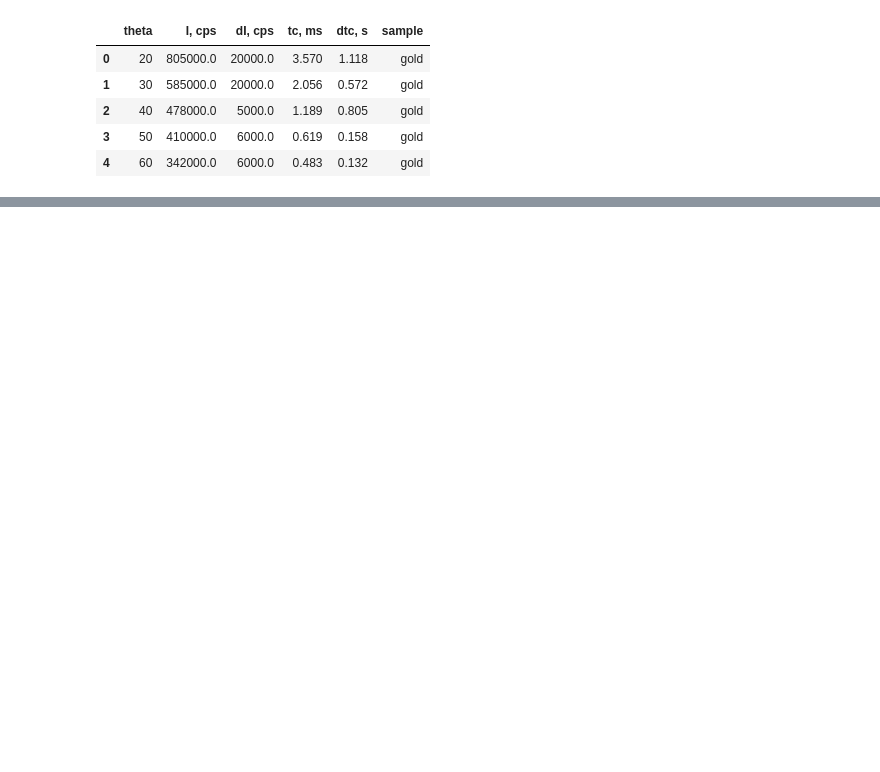
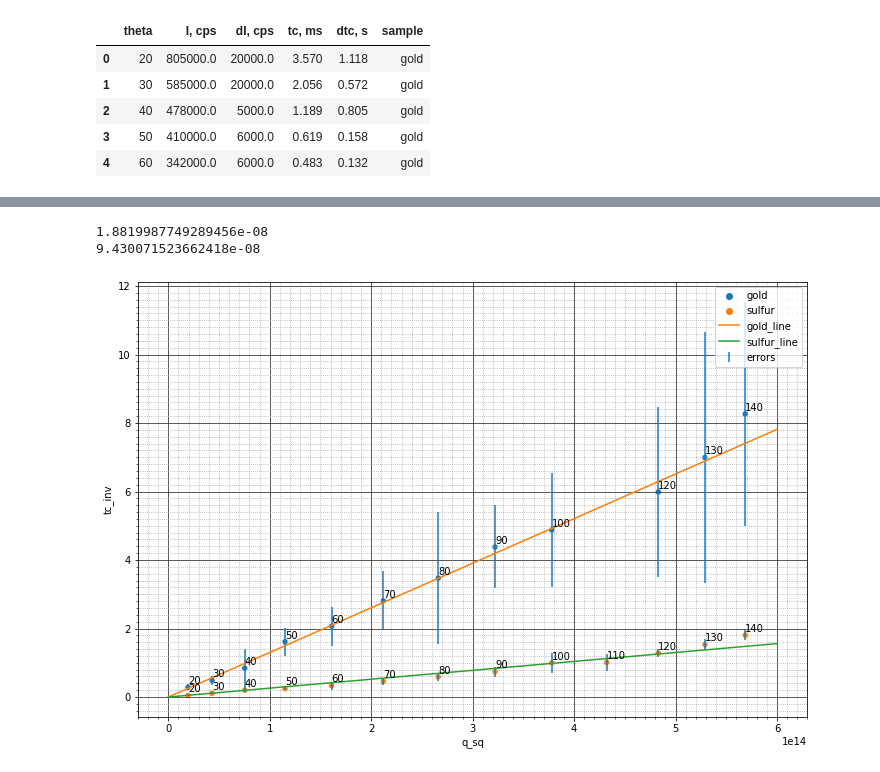
Before and after one commit to Redencon/Lapki, a Jupyter notebook: DLS.ipynb, the cells around one changed output, grey strips where cells are left out. Saved outputs shown, nothing was run; the diff lists cells and outputs as text; code cells hidden in the pictures; blank space fills up the shorter version.

```diff
--- a/DLS.ipynb
+++ b/DLS.ipynb
@@ -47,0 +90,61 @@ data.head()
+# %%
+lmb = 658.6e-9 # LASER wavelength
+eta = 8.9e-4 # Pa*s - water viscousity
+
+data['tc_inv'] = 1/data['tc, ms']
+data['dtc_inv'] = data['dtc, s']/(data['tc, ms'])**2
+data['I_square'] = data['I_norm']**2
+data['q_sq'] = (4*np.pi*1.33/lmb*np.sin(data['theta, rad']/2))**2
+
+f = lambda x, k: k*x
+
+data_g = data[data['sample'] == 'gold']
+data_s = data[data['sample'] == 'sulfur']
+popt1, pcov1 = curve_fit(f, data_g['q_sq'], data_g['tc_inv'], sigma=data_g['dtc_inv'])
+popt2, pcov2 = curve_fit(f, data_s['q_sq'], data_s['tc_inv'], sigma=data_s['dtc_inv'])
+
+xs = np.linspace(0, 6e14)
+ys1 = f(xs, *popt1)
+ys2 = f(xs, *popt2)
+
+plt.figure(figsize=(12, 8))
+ax = plt.axes()
+# Build points with error bars
+sns.scatterplot(data = data, x='q_sq', y='tc_inv', hue='sample')
+plt.errorbar(data=data, x = 'q_sq', y='tc_inv', yerr='dtc_inv', linestyle='', label='errors')
+
+# Build fitting line
+sns.lineplot(x=xs, y=ys1, label='gold_line')
+sns.lineplot(x=xs, y=ys2, label='sulfur_line')
+
+# Add angle labels
+for i, row in data.iterrows():
+    plt.text(x=row['q_sq']+0.02, y=row['tc_inv']+0.1, s=row['theta'])
+
+# Add grid (very nice looking one :D)
+from matplotlib.ticker import MultipleLocator
+plt.grid(which='major', color='#323232', linestyle='-')
+plt.grid(which='minor', color='#a4a4a4', linestyle=':')
+mlx = MultipleLocator(1e13)
+ax.xaxis.set_minor_locator(mlx)
+mly = MultipleLocator(0.2)
+ax.yaxis.set_minor_locator(mly)
+
+R = lambda D: 1.38e-23*298/(6*3.1415*eta*D)
+
+# TODO: display calculated data as a pink box™
+props = dict(boxstyle='round', facecolor='#ef21c8', alpha=0.8)
+# text = 'Размер частиц:\nзолота: {g}±{dg}\nсеры: {s}±{ds}'.format()
+# plt.text(0.10, 0.88, text, transform=ax.transAxes, fontsize=16, verticalalignment='top', bbox=props)
+print(R(popt1[0]*1e3)) # DELETE after making a pink pox™
+print(R(popt2[0]*1e3)) # DELETE after making a pink pox™
+
+# TODO: Add table of plot data (export as LaTeX)
+# Table columns: theta, q_sq, t, dt, 1/t, d(1/t)
+
+# TODO: label axes and add title
+# TODO: make uniform colors for lines, errors and points
+# %% [output]
+1.8819987749289456e-08
+9.430071523662418e-08
+[figure, added]
```
Also changed, not shown: parts of 5 cells of this notebook, 1 other file.
